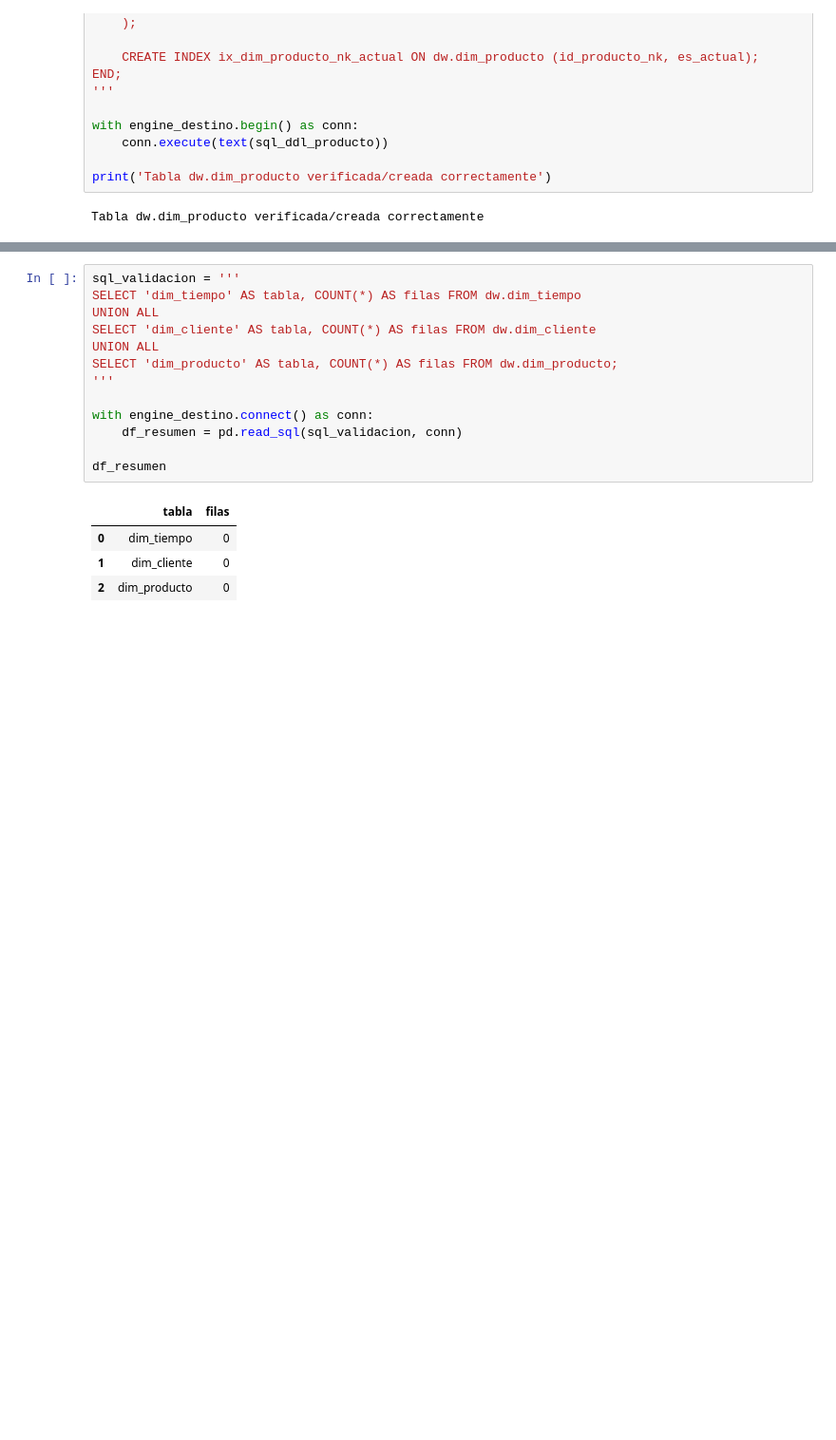
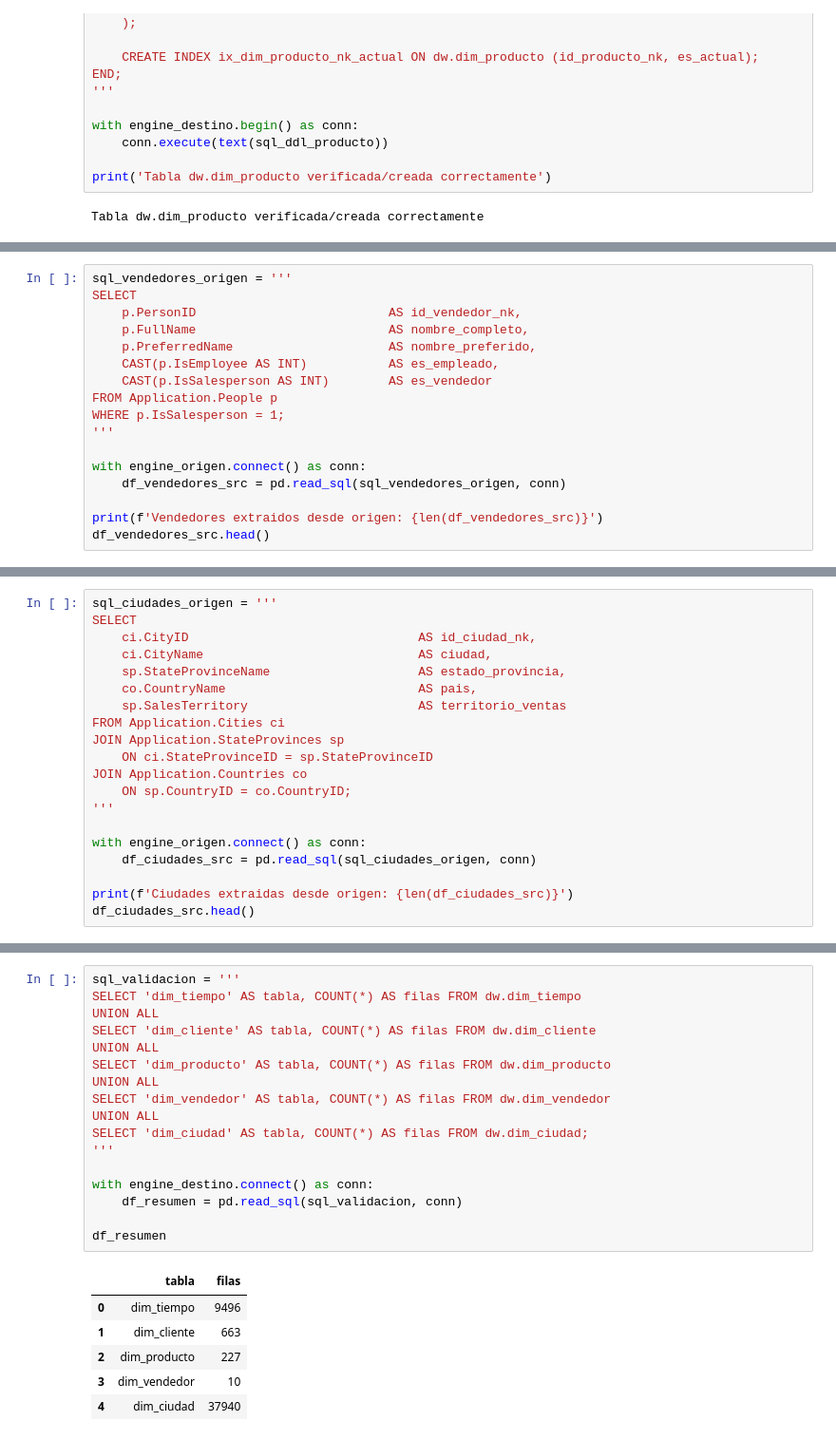
Before and after one commit to seorozco/Ingenieria_Datos, a Jupyter notebook: notebook/unidad_IV/01_kimball_create_DIM.ipynb, the cells around one changed output, grey strips where cells are left out. Shown at 95% size. Saved outputs shown, nothing was run; the diff lists cells and outputs as text; blank space fills up the shorter version.

```diff
--- a/notebook/unidad_IV/01_kimball_create_DIM.ipynb
+++ b/notebook/unidad_IV/01_kimball_create_DIM.ipynb
@@ -692,0 +782,17 @@ else:
+# %%
+sql_vendedores_origen = '''
+SELECT
+    p.PersonID                          AS id_vendedor_nk,
+    p.FullName                          AS nombre_completo,
+    p.PreferredName                     AS nombre_preferido,
+    CAST(p.IsEmployee AS INT)           AS es_empleado,
+    CAST(p.IsSalesperson AS INT)        AS es_vendedor
+FROM Application.People p
+WHERE p.IsSalesperson = 1;
+'''
+
+with engine_origen.connect() as conn:
+    df_vendedores_src = pd.read_sql(sql_vendedores_origen, conn)
+
+print(f'Vendedores extraidos desde origen: {len(df_vendedores_src)}')
+df_vendedores_src.head()
@@ -692,0 +921,20 @@ else:
+# %%
+sql_ciudades_origen = '''
+SELECT
+    ci.CityID                               AS id_ciudad_nk,
+    ci.CityName                             AS ciudad,
+    sp.StateProvinceName                    AS estado_provincia,
+    co.CountryName                          AS pais,
+    sp.SalesTerritory                       AS territorio_ventas
+FROM Application.Cities ci
+JOIN Application.StateProvinces sp
+    ON ci.StateProvinceID = sp.StateProvinceID
+JOIN Application.Countries co
+    ON sp.CountryID = co.CountryID;
+'''
+
+with engine_origen.connect() as conn:
+    df_ciudades_src = pd.read_sql(sql_ciudades_origen, conn)
+
+print(f'Ciudades extraidas desde origen: {len(df_ciudades_src)}')
+df_ciudades_src.head()
@@ -697,21 +1025,27 @@ Consultas para revisar rapidamente el resultado de la carga de `dim_tiempo`, `di
 # %%
 sql_validacion = '''
 SELECT 'dim_tiempo' AS tabla, COUNT(*) AS filas FROM dw.dim_tiempo
 UNION ALL
 SELECT 'dim_cliente' AS tabla, COUNT(*) AS filas FROM dw.dim_cliente
 UNION ALL
-SELECT 'dim_producto' AS tabla, COUNT(*) AS filas FROM dw.dim_producto;
+SELECT 'dim_producto' AS tabla, COUNT(*) AS filas FROM dw.dim_producto
+UNION ALL
+SELECT 'dim_vendedor' AS tabla, COUNT(*) AS filas FROM dw.dim_vendedor
+UNION ALL
+SELECT 'dim_ciudad' AS tabla, COUNT(*) AS filas FROM dw.dim_ciudad;
 '''
 
 with engine_destino.connect() as conn:
     df_resumen = pd.read_sql(sql_validacion, conn)
 
 df_resumen
 # %% [output]
 |  | tabla | filas |
-| 0 | dim_tiempo | 0 |
-| 1 | dim_cliente | 0 |
-| 2 | dim_producto | 0 |
+| 0 | dim_tiempo | 9496 |
+| 1 | dim_cliente | 663 |
+| 2 | dim_producto | 227 |
+| 3 | dim_vendedor | 10 |
+| 4 | dim_ciudad | 37940 |
 # %%
 sql_muestra_clientes = '''
 SELECT TOP 20
```
Also changed, not shown: parts of 20 cells of this notebook, 2 other files.
